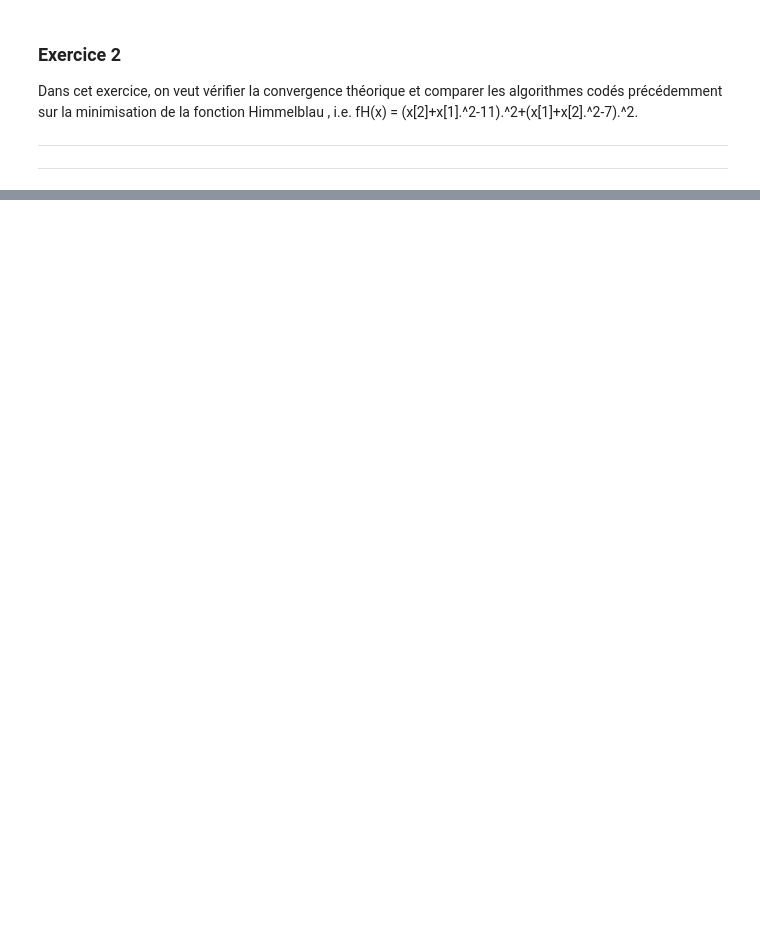
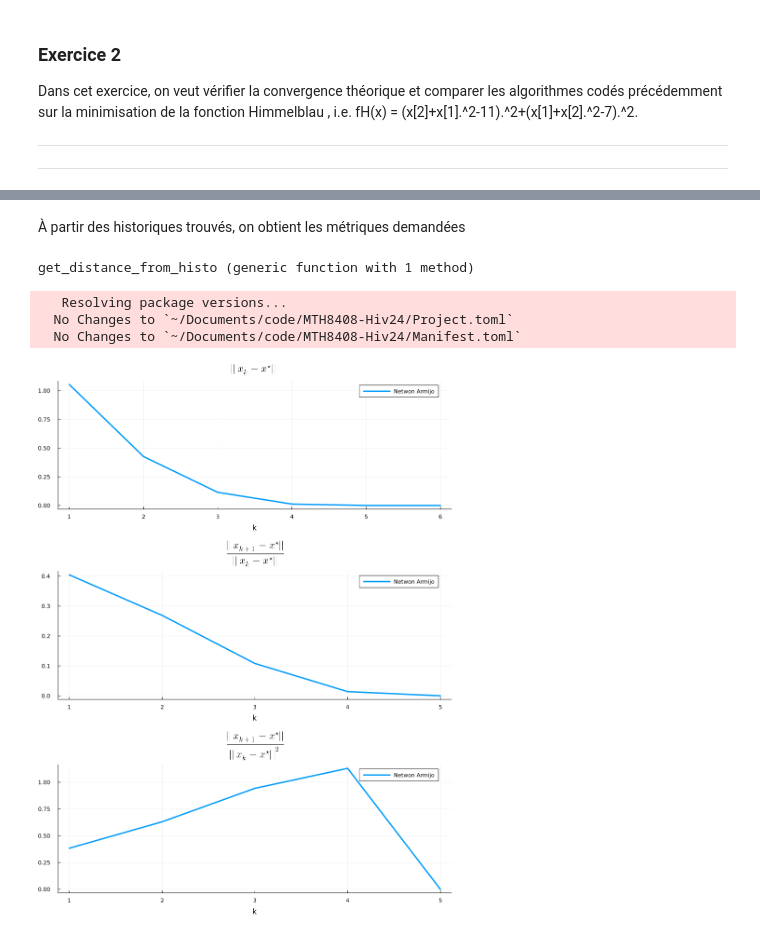
Before and after one commit to paraynaud/MTH8408-Hiv24, a Jupyter notebook: lab2 JP/Lab2_pallage.ipynb, the cells around one changed output, grey strips where cells are left out. Drawn from its saved outputs; the diff is of its cells as text; code cells hidden in the pictures; blank space fills up the shorter version.

```diff
--- a/lab2 JP/Lab2_pallage.ipynb
+++ b/lab2 JP/Lab2_pallage.ipynb
@@ -142,7 +153,7 @@ Ajouter un compteur sur le nombre de mises à jour de `λ` et ajuster `dk = - gk
 - Enfin, on voudrait aussi voir un message à l'écran si l'algorithme n'a pas trouvé la solution, i.e. il s'est arrêté à cause de la limite sur le nombre d'itérations, temps, évaluation de fonctions, problème non-borné ->DONE
 # %%
 #SOLUTION: fonction à modifier
-function newton_armijo_v2(nlp, x0; verbose::Bool = true, epsilon_abs = 1.0e-6, epsilon_rel = 1.0e-6, max_iter::Int = 100, max_lam::Int = 5, lower_bound = -1e15, max_eval::Int=1000, max_time = 60.0)
+function newton_armijo_v2(nlp, x0, verbose::Bool = true, epsilon_abs = 1.0e-6, epsilon_rel = 1.0e-6, max_iter::Int = 100, max_lam::Int = 5, lower_bound = -1e15, max_eval::Int=1000, max_time = 60.0)
   historique = [x0]
   start_time = time()
   xk  = x0 # initialize xk at x0
@@ -838,9 +833,11 @@ précédemment sur la minimisation de la fonction Himmelblau , i.e. fH(x) = (x[2
 ---
 ---
 # %%
-fH(x) = (x[2] + x[1].^2 - 11).^2 + (x[1] + x[2].^2 - 7).^2
+f(x) = (x[2] + x[1].^2 - 11).^2 + (x[1] + x[2].^2 - 7).^2
 
 n = 2
 v = Vector{Float64}(undef,n)
 x0 = rand!(v,-5:5)
-nlp = ADNLPModel(fH, x0);
+
+display(x0)
+nlp = ADNLPModel(f, x0);
@@ -877,0 +899,45 @@ DimensionMismatch: DimensionMismatch: second dimension of A, 10, does not match
+# %% [markdown]
+À partir des historiques trouvés, on obtient les métriques demandées
+# %%
+function get_distance_from_histo(histo)
+    x_star = histo[end]
+    dist = []
+    conv = []
+    conv_quad = []
+    for x in histo
+        push!(dist, norm(x - x_star, 2))
+    end
+
+    for i in 1:(length(dist) -1)
+        push!(conv, dist[i+1]./dist[i])
+        push!(conv_quad, dist[i+1]./(dist[i]).^2)
+    end
+    return dist, conv, conv_quad
+
+end
+# %% [output]
+get_distance_from_histo (generic function with 1 method)
+# %%
+dist1, conv1, conv_quad1 = get_distance_from_histo(histo1);
+
+dist2, conv2, conv_quad2 = get_distance_from_histo(histo2);
+
+dist3, conv3, conv_quad3 = get_distance_from_histo(histo3);
+# %%
+Pkg.add("LaTeXStrings")
+using Plots
+using LaTeXStrings
+k = 1:length(dist1)
+l = 1:length(conv1)
+
+p1=plot(k, [dist1 ], title=L"$||x_{k} - x^{\star} ||$", label="Netwon Armijo", linewidth=3, xlabel="k")
+
+p2 = plot(l, [conv1  ], title=L"$\frac{||x_{k+1} - x^{\star} ||}{||x_{k} - x^{\star}||}$", label="Netwon Armijo", linewidth=3, xlabel="k")
+p3 = plot(l, [conv_quad1 ], title=L"$\frac{||x_{k+1} - x^{\star} ||}{||x_{k} - x^{\star}||^2}$",label="Netwon Armijo", linewidth=3, xlabel="k")
+plot!(size=(900,1200))
+plot(p1, p2, p3, layout=(3,1), legend=true)
+# %% [output]
+   Resolving package versions...
+  No Changes to `~/Documents/code/MTH8408-Hiv24/Project.toml`
+  No Changes to `~/Documents/code/MTH8408-Hiv24/Manifest.toml`
+[figure, added]
```
Also changed, not shown: parts of 19 cells of this notebook, 1 other file.
